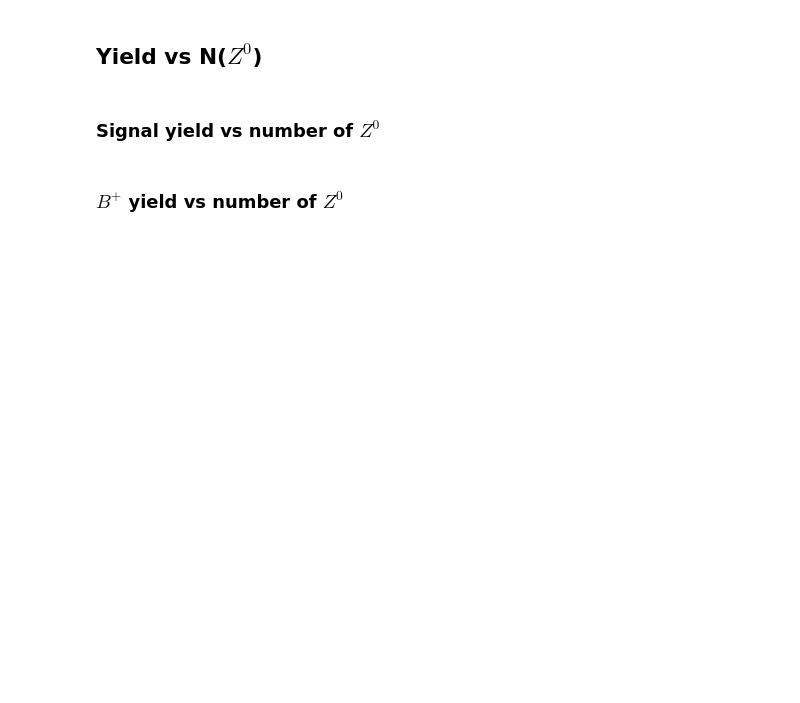
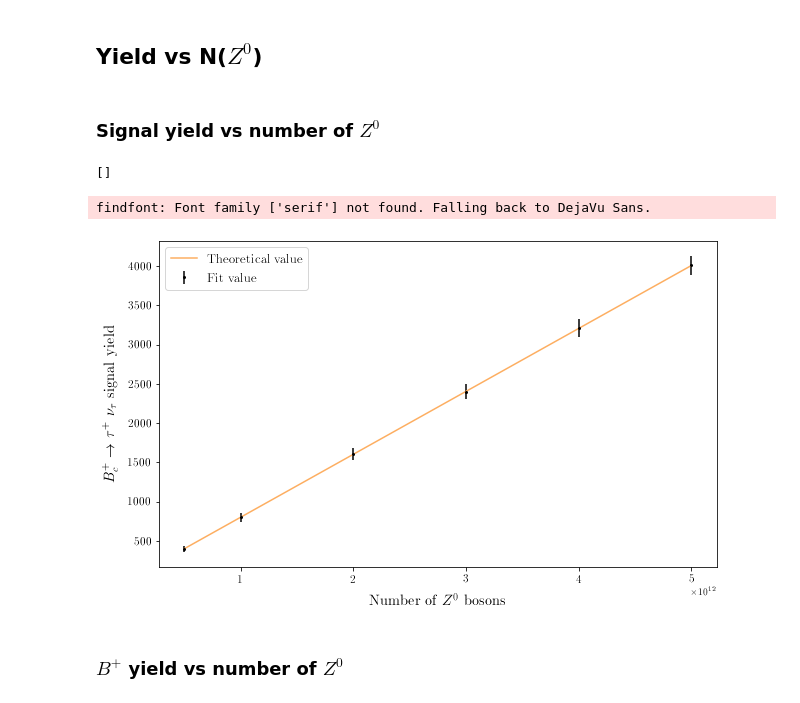
Before and after one commit to MarieHartmann/Stage_M1, a Jupyter notebook: Stage_M1/Bc_to_tau_nu/Template_fits/N_Z0-vs-yields.ipynb, the cells around one changed output. Saved outputs shown, nothing was run; the diff lists cells and outputs as text; code cells hidden in the pictures; blank space fills up the shorter version.

Commit message:
Mesures des yields et de leurs précisions en fonction du nombre de Z0

```diff
--- a/Stage_M1/Bc_to_tau_nu/Template_fits/N_Z0-vs-yields.ipynb
+++ b/Stage_M1/Bc_to_tau_nu/Template_fits/N_Z0-vs-yields.ipynb
@@ -48,12 +54,14 @@ sig_yield_1e12 = 804
 err_sig_yield_1e12 = 57.34
 
 N_SIG_5e11 = 400.92649482816006
-sig_yield_5e11 =
-err_sig_yield_5e11 =
+sig_yield_5e11 = 399.2
+err_sig_yield_5e11 = 40.26
 
-N_SIG = np.array([N_SIG_5e12, N_SIG_4e12, N_SIG_3e12, N_SIG_2e12, N_SIG_1e12, N_SIG_5e11])
+N_SIG = np.array([N_SIG_5e11, N_SIG_1e12, N_SIG_2e12, N_SIG_3e12, N_SIG_4e12, N_SIG_5e12])
 SIG = np.array([sig_yield_5e11, sig_yield_1e12, sig_yield_2e12, sig_yield_3e12, sig_yield_4e12, sig_yield_5e12])
 ERR_SIG = np.array([err_sig_yield_5e11, err_sig_yield_1e12, err_sig_yield_2e12, err_sig_yield_3e12, err_sig_yield_4e12, err_sig_yield_5e12])
+
+REL_PREC_SIG = ERR_SIG/SIG
 # %%
 N_BU_BKG_5e12 = 241.47796710240002
 bu_bkg_yield_5e12 = 241.6
@@ -124,30 +132,36 @@ colour_bb_cc = "#4575b4"
 # %% [markdown]
 ### Signal yield vs number of $Z^0$
 # %%
-plt.figure()
+plt.figure(figsize=(10,6))
 
 #Yield and errors obtained with the fits for the optimized cut
 plt.errorbar(N_Z0,
              SIG,
              yerr = ERR_SIG,
              fmt = 'o',
              markersize = 2,
-             color = colour_bc,
+             color = 'black', #colour_bc,
              label = "Fit value"
              )
 
 #Theoretical yield value for the optimized cut
-plt.errorbar(N_Z0,
-             N_BC,
-             fmt = 'o',
-             markersize = 2,
-             color = colour_bc,
-             label = "Theoretical value"
-             )
+plt.plot(N_Z0,
+         N_SIG,
+         color = colour_bc,
+         label = "Theoretical value"
+        )
 
-plt.xlabel("Number of $Z^0$ bosons")
-plt.legend("Signal yield")
+plt.xlabel("Number of $Z^0$ bosons", fontsize=15, labelpad=10)
+plt.ylabel(r"$B_c^+$ $\rightarrow$ $\tau^+$ $\nu_\tau$ signal yield", fontsize=15, labelpad=10)
+
+plt.tick_params(axis='both', which='major', labelsize=12)
+plt.legend(fontsize=13)
+
 plt.plot()
+# %% [output]
+[]
+findfont: Font family ['serif'] not found. Falling back to DejaVu Sans.
+[figure, added]
 # %% [markdown]
 ### $B^+$ yield vs number of $Z^0$
 # %%
```
Also changed, not shown: parts of 12 cells of this notebook.
